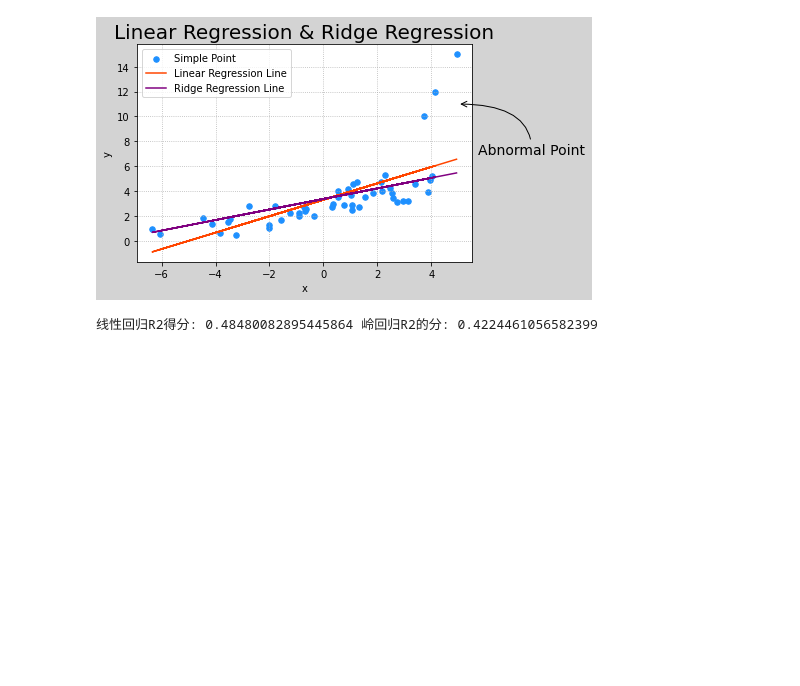
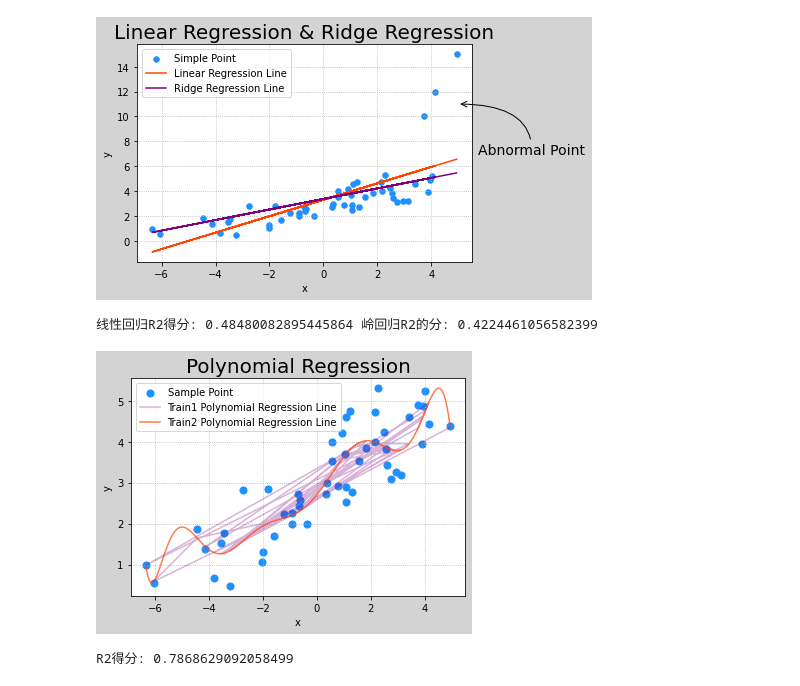
Before and after one commit to wyhfc123/dataAnalysis_2022_1_24, a Jupyter notebook: machine_learning(sklearn).ipynb, the cells around one changed output. Saved outputs shown, nothing was run; the diff lists cells and outputs as text; code cells hidden in the pictures; blank space fills up the shorter version.

```diff
--- a/machine_learning(sklearn).ipynb
+++ b/machine_learning(sklearn).ipynb
@@ -677,27 +674,69 @@ R2得分: 0.736263899848181
 # %%
 """
     多项式回归
         - 若希望回归模型更好的拟合训练样本数据，可以使用多项式回归器。
             - 一元多项式回归
                 y = w₀ + w₁x + w₂x² + w₃x³ + ... + wₙxⁿ
                 将高次项看做对一次项特征的扩展得到：
                 y = w₀ + w₁x₁ + w₂x₂ + w₃x₃ + ... + wₙxₙ
                 那么一元多项式回归即可以看做为多元线性回归，可以使用LinearRegression模型对样本数据进行模型训练。
             - 一元多项式回归的实现需要两个步骤：
                 1. 将一元多项式回归问题转换为多元线性回归问题（只需给出多项式最高次数即可）。
                 2. 将1步骤得到多项式的结果中 w₁   w₂ .. 当做样本特征，交给线性回归器训练多元线性模型。
             - 使用sklearn提供的数据管线实现两个步骤的顺序执行：
                 import sklearn.pipeline as pl
                 import sklearn.preprocessing as sp
                 import sklearn.linear_model as lm
                 - model = pl.make_pipeline(sp.PolynomialFeatures(10),lm.LinearRegression())
-                    - sp.PolynomialFeatures(10)               多项式特征扩展器
+                    - sp.PolynomialFeatures(degree)           多项式特征扩展器(一元多项式回归方程转化为多元线性回归方程)
+                        - degree                                    最高次数
                     - lm.LinearRegression()                   线性回归器
+
+            - 欠拟合
+                - 过于简单的模型，无论对于训练数据还是测试数据都无法给出足够高的预测精度，这种现象叫做欠拟合。
+            - 过拟合
+                - 过于复杂的模型，对于训练数据可以得到较高的预测精度，但对于测试数据通常精度较低，这种现象叫做过拟合。
+            - 一个性能可以接受的学习模型应该对训练数据和测试数据都有接近的预测精度，而且精度不能太低。
+                           训练集R2   测试集R2
+                            0.3        0.4        欠拟合：过于简单，无法反映数据的规则
+                            0.9        0.2        过拟合：过于复杂，太特殊，缺乏一般性
+                            0.7        0.6        可接受：复杂度适中，既反映数据的规则，同时又不失一般性
 """
 import sklearn.pipeline as pl
 import sklearn.preprocessing as sp
 import sklearn.linear_model as lm
+import sklearn.metrics as sm
+import numpy as np
+from matplotlib import pyplot as plt
 
-model = pl.make_pipeline(
-    sp.PolynomialFeatures(10),  # 多项式特征扩展器
-    lm.LinearRegression())      # 线性回归器
+#案例：
+#采集数据
+x, y = np.loadtxt("./ml_data/single.txt", delimiter=",", unpack=True, usecols=(0, 1))
+x = x.reshape(-1,1)
+model = pl.make_pipeline(sp.PolynomialFeatures(10),  # 多项式特征扩展器
+                         lm.LinearRegression())  # 线性回归器
+
+model.fit(x,y)
+pre_y = model.predict(x)
+#绘制多项式函数图像，从min到max拆500个点
+#预测500个函数值，按顺序连线。
+test_x = np.linspace(x.min(),x.max(),1000).reshape(-1,1)
+pre_test_y = model.predict(test_x)
+#画图
+plt.figure("Polynomial Regression",facecolor="lightgray")
+plt.title("Polynomial Regression",fontdict={"fontsize":20})
+plt.xlabel("x")
+plt.ylabel("y")
+plt.grid(linestyle=":")
+plt.scatter(x,y,c="dodgerblue",marker="o",s=50,label="Sample Point")
+
+plt.plot(x,pre_y,color="purple",alpha = 0.3,label="Train1 Polynomial Regression Line")
+#Train1 Polynomial Regression Line曲线比较混乱,故采用本图代替
+plt.plot(test_x,pre_test_y,color="orangered",alpha = 0.7,label="Train2 Polynomial Regression Line")
+plt.legend()
+plt.show()
+
+print("R2得分: {}".format(sm.r2_score(y,pre_y)))
+# %% [output]
+[figure, added]
+R2得分: 0.7868629092058499
```
Also changed, not shown: parts of 2 cells of this notebook.
